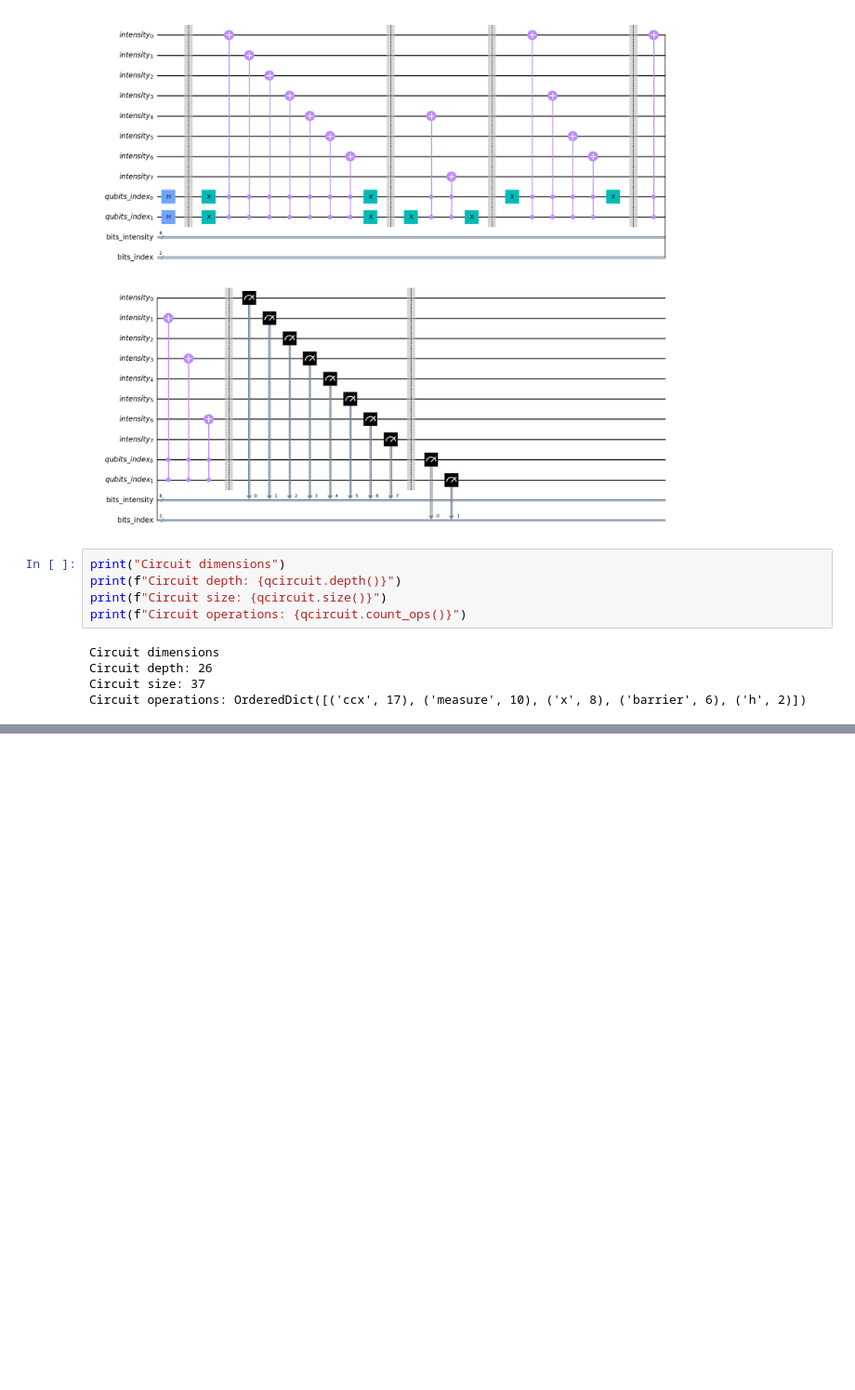
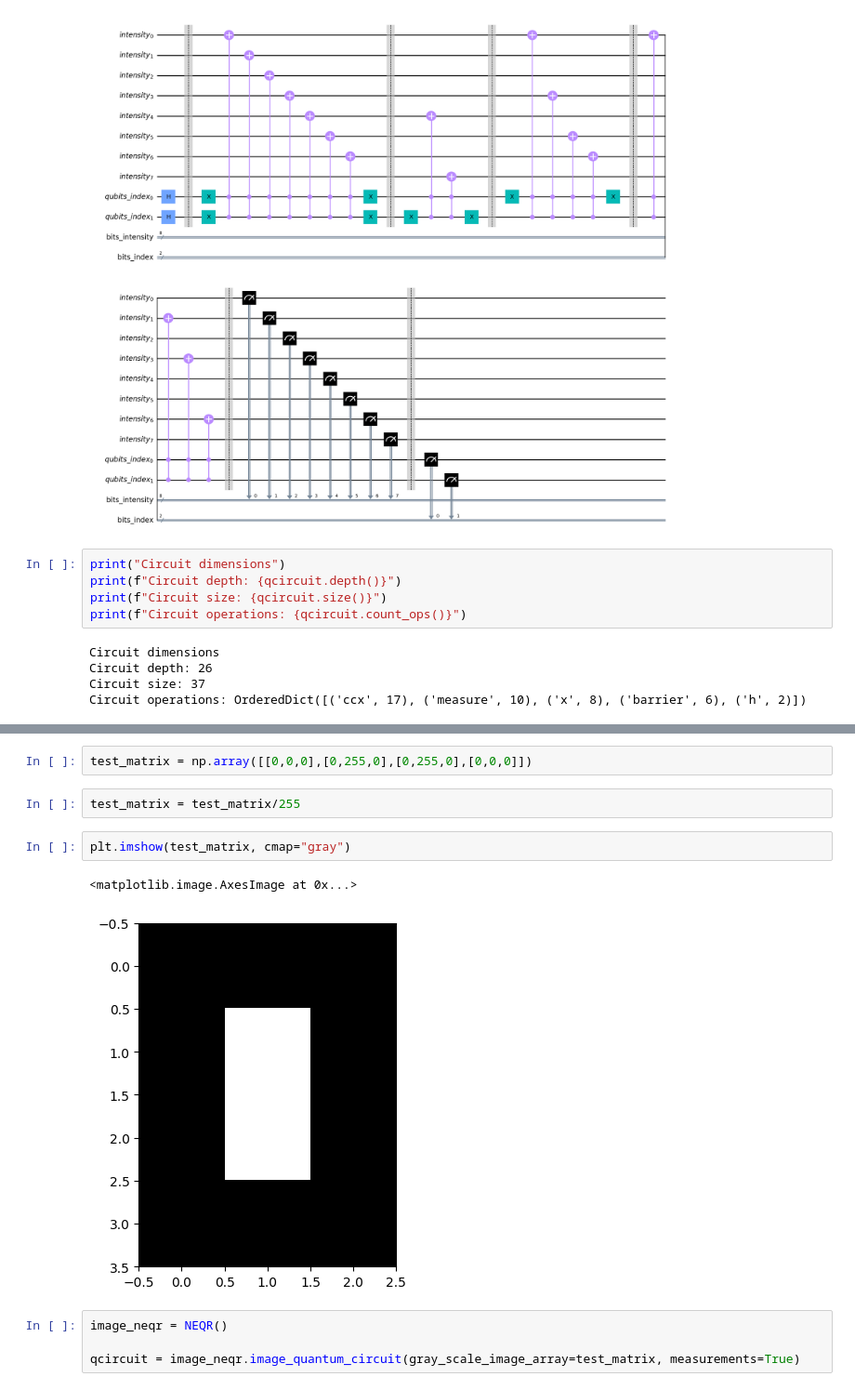
Before and after one commit to jvscursulim/qamp_fall22_project, a Jupyter notebook: draft.ipynb, the cells around one changed output, grey strips where cells are left out. Shown at 93% size. Drawn from its saved outputs; the diff is of its cells as text; blank space fills up the shorter version.

```diff
--- a/draft.ipynb
+++ b/draft.ipynb
@@ -125,0 +153,13 @@ plot_histogram(counts)
+# %%
+test_matrix = np.array([[0,0,0],[0,255,0],[0,255,0],[0,0,0]])
+# %%
+test_matrix = test_matrix/255
+# %%
+plt.imshow(test_matrix, cmap="gray")
+# %% [output]
+<matplotlib.image.AxesImage at 0x...>
+[figure, added]
+# %%
+image_neqr = NEQR()
+
+qcircuit = image_neqr.image_quantum_circuit(gray_scale_image_array=test_matrix, measurements=True)
```
Also changed, not shown: parts of 9 cells of this notebook.
